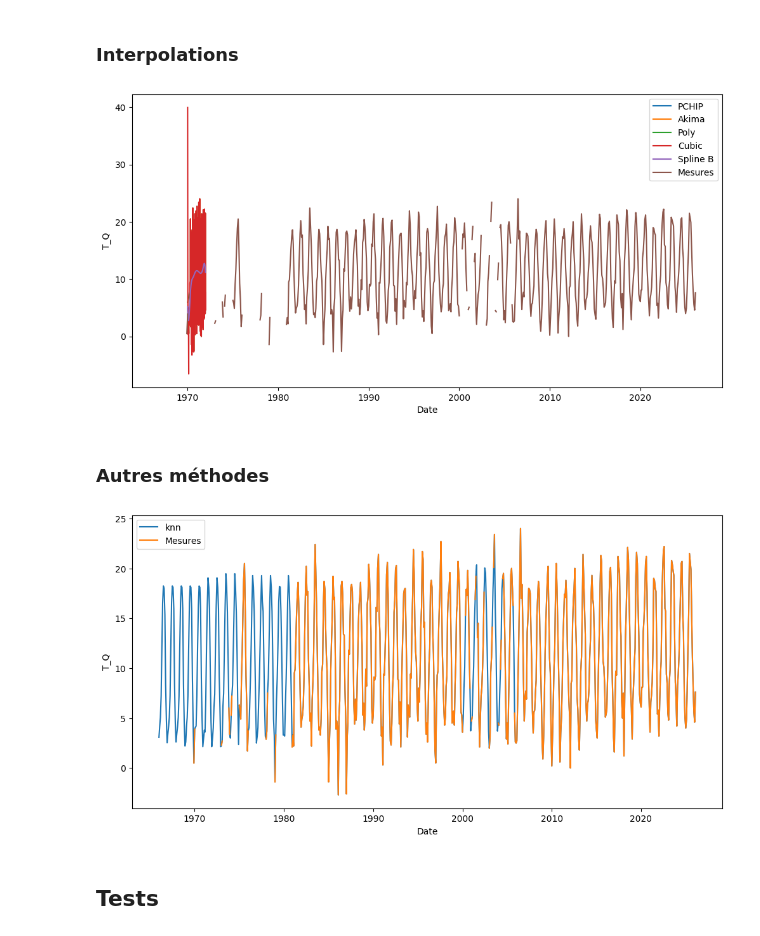
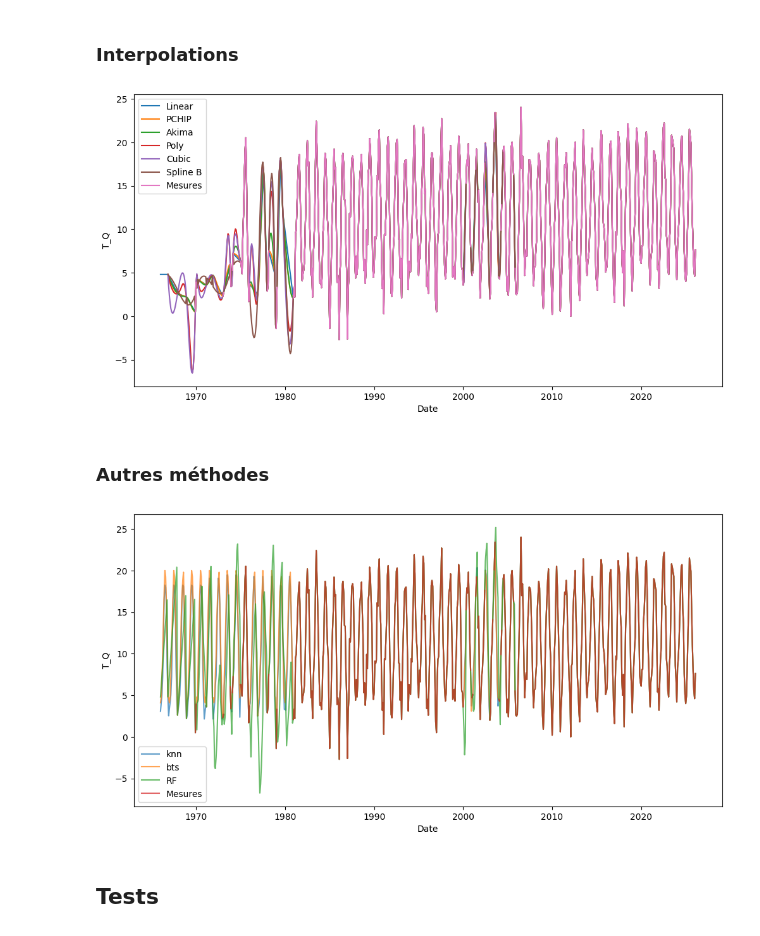
Before and after one commit to TronnoxUwU/STAGE-Junon, a Jupyter notebook: notebooks/interpolations.ipynb, the cells around one changed output. Drawn from its saved outputs; the diff is of its cells as text; code cells hidden in the pictures.

```diff
--- a/notebooks/interpolations.ipynb
+++ b/notebooks/interpolations.ipynb
@@ -22,7 +22,7 @@ dossier_nappe = "../data/fusion"
 df = pd.read_csv(fichier_nappe, sep=";")
 
 df['time'] = pd.to_datetime(df['time'])
-df = df.sort_values('time').set_index('time')
+df = df.sort_values('time')
 
 
 df[valeur_de_travail] = pd.to_numeric(df[valeur_de_travail], errors='coerce')
@@ -41,9 +41,7 @@ def interpolation_lineaire_array(df, valeur_de_travail):
     Interpole linéairement la colonne `valeur_de_travail`
     et renvoie le résultat sous forme de np.array.
     """
-    return df[valeur_de_travail] \
-        .interpolate(method='linear', limit_direction='both') \
-        .to_numpy()
+    return df[valeur_de_travail].interpolate(method='linear', limit_direction='both').to_numpy()
 # %% [markdown]
 ### Interpolation via spline cubique
 # %% [markdown]
@@ -119,11 +89,8 @@ def interpolation_pchip_array(df, valeur_de_travail):
     Interpolation PCHIP via pandas.
     Renvoie un np.array.
     """
-    return (
-        df[valeur_de_travail]
-        .interpolate(method='pchip')
-        .to_numpy()
-    )
+    df = df.copy()
+    return df[valeur_de_travail].interpolate(method='pchip').to_numpy()
 # %% [markdown]
 ### Interpolation via akima
 # %%
@@ -132,11 +99,8 @@ def interpolation_akima_array(df, valeur_de_travail):
     Interpolation Akima via pandas.
     Renvoie un np.array.
     """
-    return (
-        df[valeur_de_travail]
-        .interpolate(method='akima')
-        .to_numpy()
-    )
+    df = df.copy()
+    return df[valeur_de_travail].interpolate(method='akima').to_numpy()
 # %% [markdown]
 ## Autres méthodes
 # %% [markdown]
@@ -276,62 +258,56 @@ def knn_impute(df, target_col, k=5, past_only=False):
 # %% [markdown]
 ### Interpolations
 # %%
-x = np.arange(len(df))
-y = df[valeur_de_travail].to_numpy()
-
-arr_cubic = interpolation_cubique_array(x, y)
-arr_poly = interpolation_polynomiale_array(x, y, deg=2)
-arr_spline = interpolation_spline_array(x, y)
+arr_linear = interpolation_lineaire_array(df, valeur_de_travail)
+arr_cubic = interpolation_cubique_array(df, valeur_de_travail)
+arr_poly = interpolation_polynomiale_array(df, valeur_de_travail)
+arr_spline = interpolation_spline_array(df, valeur_de_travail)
 arr_pchip = interpolation_pchip_array(df, valeur_de_travail)
 arr_akima = interpolation_akima_array(df, valeur_de_travail)
 
-# model, arr_rf = random_forest_delta_array(df, valeur_de_travail)
-
 methods = {
-
+    "Linear": arr_linear,
     "PCHIP": arr_pchip,
     "Akima": arr_akima,
     "Poly": arr_poly,
     "Cubic": arr_cubic,
     "Spline B": arr_spline,
     "Mesures": df[valeur_de_travail],
-    # "RF": arr_rf
 }
 
 plt.figure(figsize=(12,6))
 for label, arr in methods.items():
-    plt.plot(arr, label=label)
+    plt.plot(df['time'],arr, label=label)
 plt.xlabel("Date")
 plt.ylabel(valeur_de_travail)
 plt.legend()
 plt.show()
 # %% [output]
-[figure, old version]
+[figure, new version]
 # %% [markdown]
 ### Autres méthodes
 # %%
-x = np.arange(len(df))
-y = df[valeur_de_travail].to_numpy()
-
-if "time" not in df.columns:
-    df = df.reset_index()
-
+arr_rf = random_forest_delta_array(df, valeur_de_travail)
 knn = knn_impute(df, valeur_de_travail, k=7)
+BTS = bootstrap_saisonnier_impute(df, valeur_de_travail)
 
 methods = {
-    "knn": knn[valeur_de_travail],
+    "knn": knn,
+    "bts" : BTS,
+    "RF": arr_rf,
     "Mesures": df[valeur_de_travail],
+
 }
 
 plt.figure(figsize=(12,6))
 for label, arr in methods.items():
-    plt.plot(df['time'],arr, label=label)
+    plt.plot(df['time'],arr, label=label, alpha=0.7)
 plt.xlabel("Date")
 plt.ylabel(valeur_de_travail)
 plt.legend()
 plt.show()
 # %% [output]
-[figure, old version]
+[figure, new version]
 # %% [markdown]
 ## Tests
 # %% [markdown]
```
Also changed, not shown: parts of 8 cells of this notebook.
